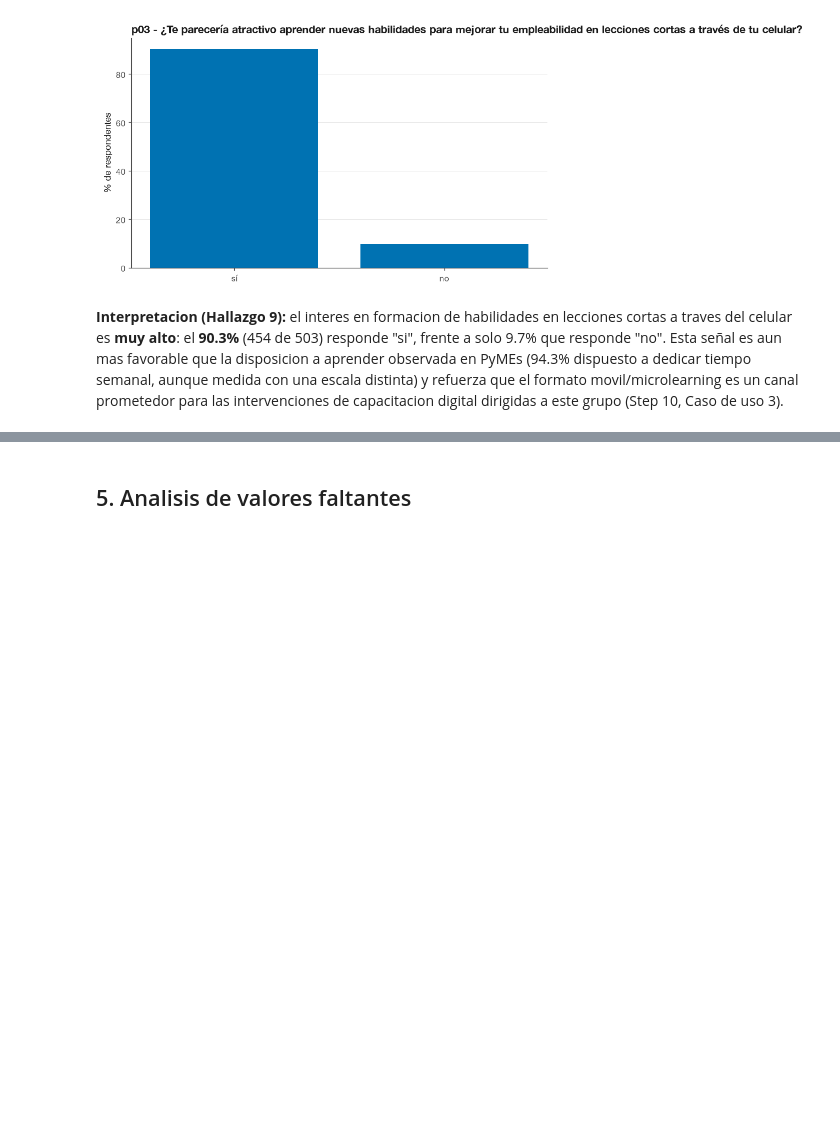
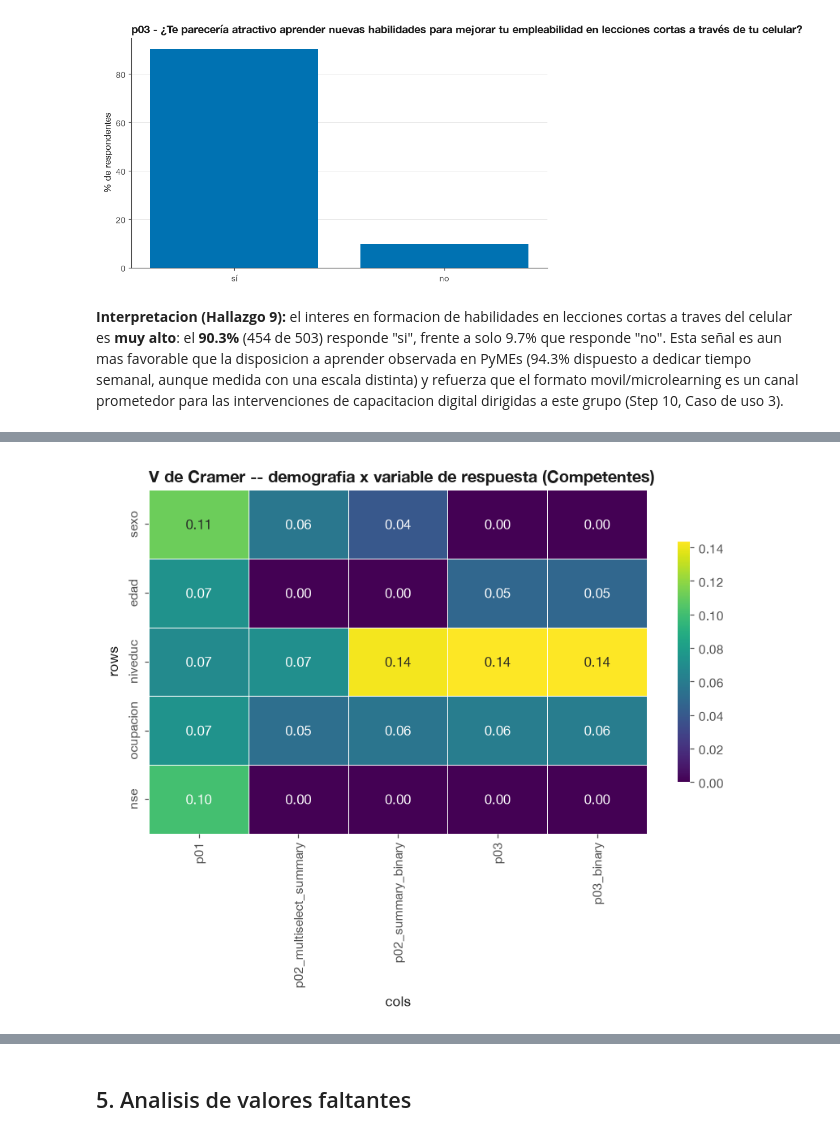
Before and after one commit to tomasleale/icd_ia, a Jupyter notebook: ia_icd_competentes_analysis.ipynb, the cells around one changed output, grey strips where cells are left out. Saved outputs shown, nothing was run; the diff lists cells and outputs as text; code cells hidden in the pictures; blank space fills up the shorter version.

```diff
--- a/ia_icd_competentes_analysis.ipynb
+++ b/ia_icd_competentes_analysis.ipynb
@@ -467,0 +598,17 @@ intervenciones de capacitacion digital dirigidas a este grupo (Step 10, Caso de
+# %%
+demographics = ["sexo", "edad", "niveduc", "ocupacion", "nse"]
+response_vars = ["p01", "p02_multiselect_summary", "p02_summary_binary", "p03", "p03_binary"]
+
+chi2_results = []
+for demo in demographics:
+    for resp in response_vars:
+        chi2_results.append(chi2_association(dfcomp, rows=demo, cols=resp))
+
+results_df = pd.DataFrame(chi2_results)[
+    ["rows", "cols", "n", "chi2", "dof", "p_value",
+     "cramers_v", "min_expected", "pct_cells_lt5", "significant"]
+]
+
+print(f"Tests computed: {len(results_df)} (esperado: 25)")
+print(f"Significativos (p < 0.05): {int(results_df['significant'].sum())} de {len(results_df)}")
+results_df.round(4)
@@ -467,0 +642,11 @@ intervenciones de capacitacion digital dirigidas a este grupo (Step 10, Caso de
+# %%
+effect_df = results_df.pivot(index="rows", columns="cols", values="cramers_v")
+effect_df = effect_df.reindex(index=demographics, columns=response_vars)
+
+fig, ax = plt.subplots(figsize=(9, 5))
+heatmap(effect_df, cmap="viridis", annot=True, fmt=".2f", ax=ax,
+        title="V de Cramer -- demografia x variable de respuesta (Competentes)")
+save_fig(ax, "cramer_v_heatmap.png", subdir="comp")
+plt.show()
+# %% [output]
+[figure, added]
```
Also changed, not shown: parts of 16 cells of this notebook, 1 other file.
